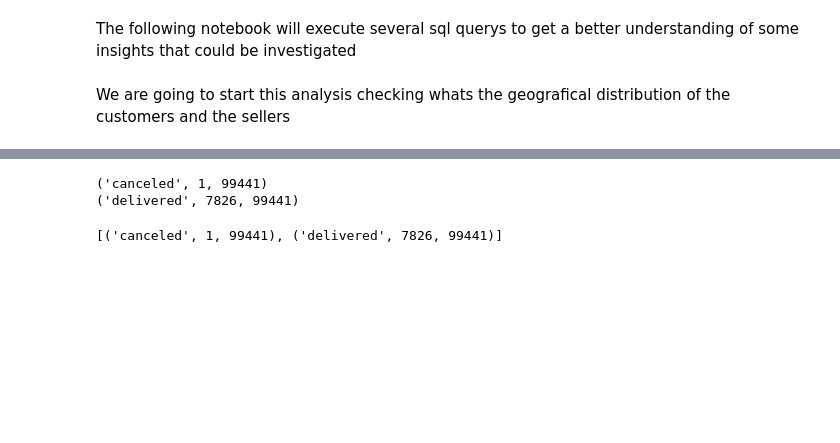
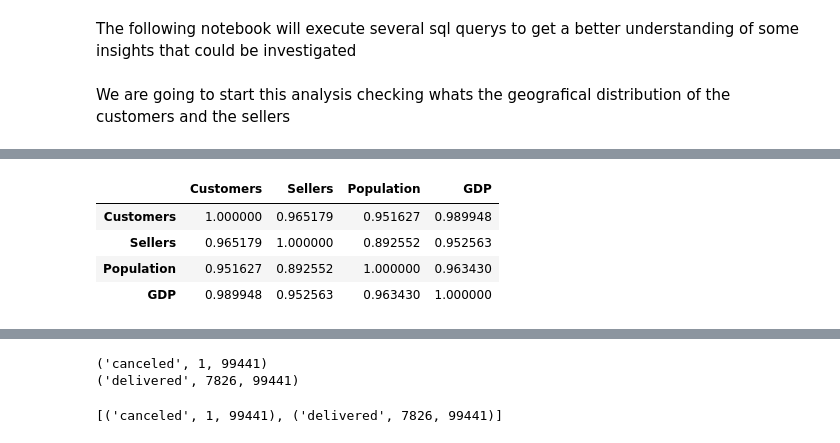
Before and after one commit to kvc55/DE_final_project, a Jupyter notebook: notebooks/insights_analysis.ipynb, the cells around one changed output, grey strips where cells are left out. Saved outputs shown, nothing was run; the diff lists cells and outputs as text; code cells hidden in the pictures; blank space fills up the shorter version.

```diff
--- a/notebooks/insights_analysis.ipynb
+++ b/notebooks/insights_analysis.ipynb
@@ -537,7 +537,7 @@ group by s.seller_state"
 # %% [markdown]
 We are going to start this analysis checking whats the geografical distribution of the customers and the sellers
 # %%
-df_customers=db.fetchByQuery("select \
+list_users=db.fetchByQuery("select \
 c.customer_state, \
 count(c.customer_state) as times,(select count(seller_state) from sellers where seller_state = c.customer_state) as seller_times \
 from \
@@ -546,8 +546,6 @@ group by \
 customer_state \
 order by \
 c.customer_state desc")
-
-df_poblation=pd.DataFrame([("SP",46004000,1964000),("RJ",17309000,693000),("MG",21212000,583000),("RS",11407000,444000),("PR",11515000,417000),("SC",7175000,293000),("BA",14942000,257000),("DF",3135000,249000),("GO",7116000,202000),("PE",9599000,201000),("CE",8870000,157000),("PA",8623000,156000),("MT",3537000,142000),("ES",3982000,125000),("MS",2816000,107000),("AM",4156000,103000),("MA",7134000,102000),("RN",3552000,76000),("AL",3345000,73000),("PB",4103000,60000),("SE",2317000,38000),("PI",3292000,26000),("AC",892000,21000),("TO",1605000,21000),("RO",1803000,19000),("AP",845000,9000),("RR",651000,8000)]).orderby(1)
 # %% [output]
 ('TO', 280, 0)
 ('SP', 41746, 1849)
@@ -569,0 +609,21 @@ AttributeError: 'DataFrame' object has no attribute 'orderby'
+# %%
+df_users=pd.DataFrame(list_users)
+df_population=pd.DataFrame([("SP",46004000,1964000),("RJ",17309000,693000),("MG",21212000,583000),("RS",11407000,444000),("PR",11515000,417000),("SC",7175000,293000),("BA",14942000,257000),("DF",3135000,249000),("GO",7116000,202000),("PE",9599000,201000),("CE",8870000,157000),("PA",8623000,156000),("MT",3537000,142000),("ES",3982000,125000),("MS",2816000,107000),("AM",4156000,103000),("MA",7134000,102000),("RN",3552000,76000),("AL",3345000,73000),("PB",4103000,60000),("SE",2317000,38000),("PI",3292000,26000),("AC",892000,21000),("TO",1605000,21000),("RO",1803000,19000),("AP",845000,9000),("RR",651000,8000)])
+df_users_population=pd.merge(df_users, df_population, on=0)
+df_users_population.columns = ['State','Customers','Sellers','Population','GDP']
+
+
+
+import numpy as np
+import matplotlib.pyplot as mp
+
+rs = np.random.RandomState(0)
+df = pd.DataFrame(rs.rand(10, 10))
+corr = df_users_population.corr()
+corr.style.background_gradient(cmap='coolwarm')
+# %% [output]
+|  | Customers | Sellers | Population | GDP |
+| Customers | 1.000000 | 0.965179 | 0.951627 | 0.989948 |
+| Sellers | 0.965179 | 1.000000 | 0.892552 | 0.952563 |
+| Population | 0.951627 | 0.892552 | 1.000000 | 0.963430 |
+| GDP | 0.989948 | 0.952563 | 0.963430 | 1.000000 |
```
Also changed, not shown: parts of 25 cells of this notebook.
